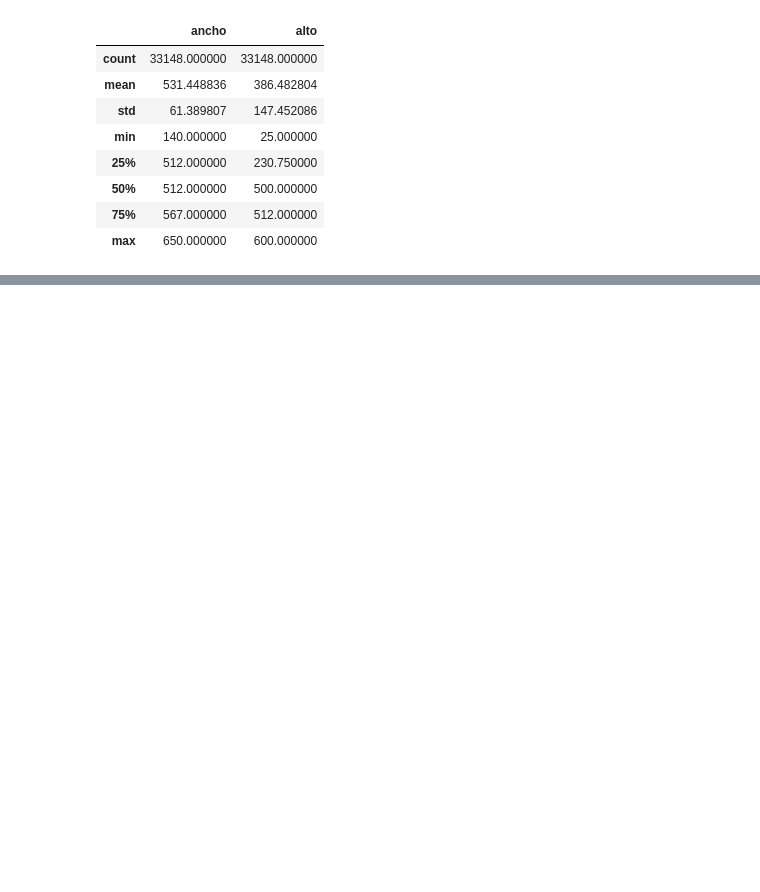
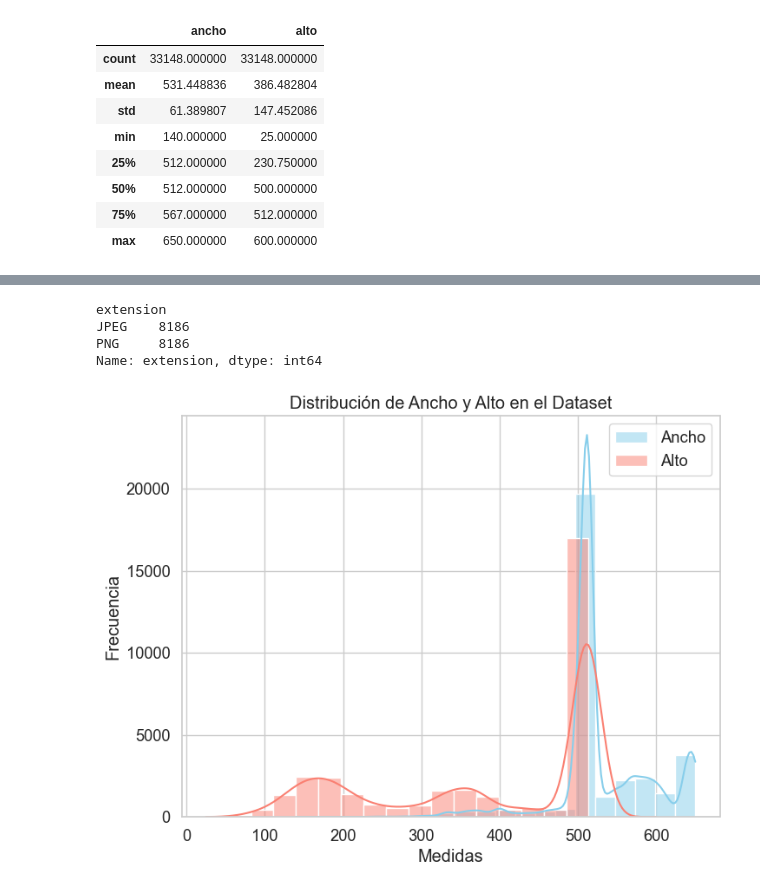
Before and after one commit to andres-mestra/SelSegToYolo, a Jupyter notebook: image_transformation/EDA_images_dataset1.ipynb, the cells around one changed output, grey strips where cells are left out. Cells and saved outputs as stored; diff of their text form; code cells hidden in the pictures; blank space fills up the shorter version.

```diff
--- a/image_transformation/EDA_images_dataset1.ipynb
+++ b/image_transformation/EDA_images_dataset1.ipynb
@@ -253,0 +216,24 @@ for subcarpeta in subcarpetas:
+# %%
+imagenes_repetidas.groupby('extension')['extension'].count()
+# %% [output]
+extension
+JPEG    8186
+PNG     8186
+Name: extension, dtype: int64
+# %%
+# Configurar el estilo de Seaborn para un gráfico científico
+sns.set(style='whitegrid', font_scale=1.2)
+
+# Crear un histograma con dos variables
+plt.figure(figsize=(8, 6))
+sns.histplot(data=dataset_info, x='ancho', bins=20, kde=True, label='Ancho', color='skyblue')
+sns.histplot(data=dataset_info, x='alto', bins=20, kde=True, label='Alto', color='salmon')
+
+plt.xlabel('Medidas')
+plt.ylabel('Frecuencia')
+plt.title('Distribución de Ancho y Alto en el Dataset')
+
+plt.legend()
+plt.show()
+# %% [output]
+[figure, added]
```
Also changed, not shown: parts of 22 cells of this notebook.
